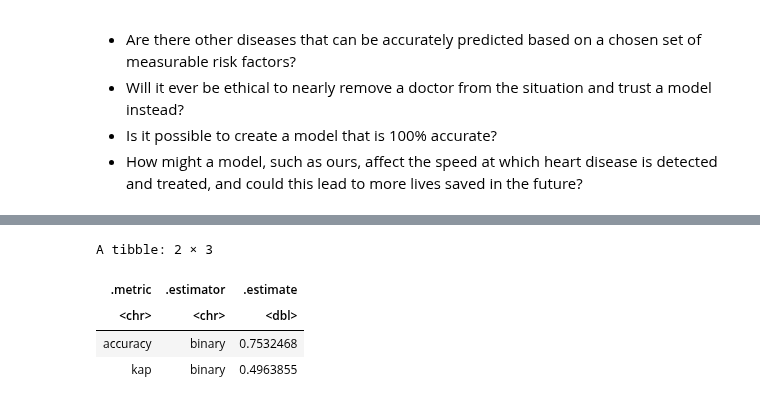
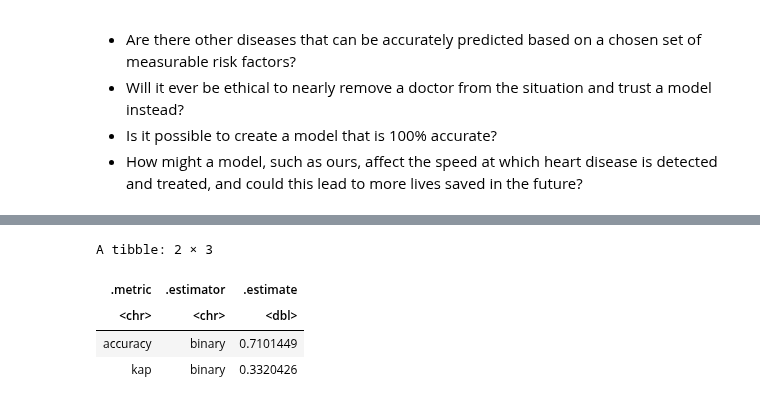
Before and after one commit to elshire7311/dsci100_group73, a Jupyter notebook: heart_analysis.ipynb, the cells around one changed output, grey strips where cells are left out. Cells and saved outputs as stored; diff of their text form; code cells hidden in the pictures.

Commit message:
so happy! we did the project (eyeballing K though with no v fold). and found that 70% accuracy, so we know that the code must be somewhat correct. Just moving in the right direction.

```diff
--- a/heart_analysis.ipynb
+++ b/heart_analysis.ipynb
@@ -91,17 +92,18 @@ A spec_tbl_df: 303 × 14
 # %%
 #renaming data frame's column names accordingly
-# longbeach_set <- rename(longbeach_data,
-#     age = X1,
-#     sex = X2,
-#     cp = X3,
-#     trestbps = X4,
-#     chol = X5,
-#     fbs = X6,
-#     restecg = X7,
-#     thalach = X8,
-#     exang = X9,
-#     oldpeak = X10,
-#     slope = X11,
-#     ca = X12,
-#     thal = X13,
-#     num = X14)
+longbeach_set <- rename(longbeach_data,
+    age = X1,
+    sex = X2,
+    cp = X3,
+    trestbps = X4,
+    chol = X5,
+    fbs = X6,
+    restecg = X7,
+    thalach = X8,
+    exang = X9,
+    oldpeak = X10,
+    slope = X11,
+    ca = X12,
+    thal = X13,
+    num = X14)
+longbeach_set
@@ -161,9 +197,9 @@ A tibble: 303 × 6
 To clean up the data, we first renamed all the columns accordingly to all the given attributes of the dataset. Then we took out all the unused attributes and changed variable num to factor because it is a categorical statical variable.
 # %%
 # split data into training set and testing set
+set.seed(1000)
 
-
-longbeach_split <- initial_split(longbeach_select, prop=0.75, strata=output)
+longbeach_split <- initial_split(longbeach_select_final, prop=0.75, strata=num)
 longbeach_train <- training(longbeach_split)
 longbeach_test <- testing(longbeach_split)
 # %% [markdown]
@@ -191,7 +227,7 @@ After our model is complete, future questions may be raised on this topic such a
 #longbeach_train
 #longbeach_test
 
-long_beach_recipe <- recipe(output ~ age + sex + trtbps + chol + oldpeak, data = longbeach_select) |>
+long_beach_recipe <- recipe(num ~ age + trestbps + chol + thalach, data = longbeach_select) |>
    step_scale(all_predictors()) |>
    step_center(all_predictors())
 
@@ -212,7 +248,7 @@ Centering for all_predictors()
 # %%
 # Now we need to make KNN spec and workflow
 
-knn_spec <- nearest_neighbor(weight_func = "rectangular", neighbors = 91) |>
+knn_spec <- nearest_neighbor(weight_func = "rectangular", neighbors = 27) |>
       set_engine("kknn") |>
       set_mode("classification")
 #knn_spec
@@ -244,13 +280,13 @@ print(n=10)
 # %%
 #Now we need to find accuracy
 
 long_beach__prediction_accuracy <- long_beach_predictions |> #df
-        metrics(truth = output, estimate = .pred_class)   #real vs estimations
+        metrics(truth = num, estimate = .pred_class)   #real vs estimations
 
 long_beach__prediction_accuracy
 # %% [output]
 A tibble: 2 × 3
 | .metric | .estimator | .estimate |
 | <chr> | <chr> | <dbl> |
-| accuracy | binary | 0.7532468 |
-| kap | binary | 0.4963855 |
+| accuracy | binary | 0.7101449 |
+| kap | binary | 0.3320426 |
```
Also changed, not shown: parts of 6 cells of this notebook.
